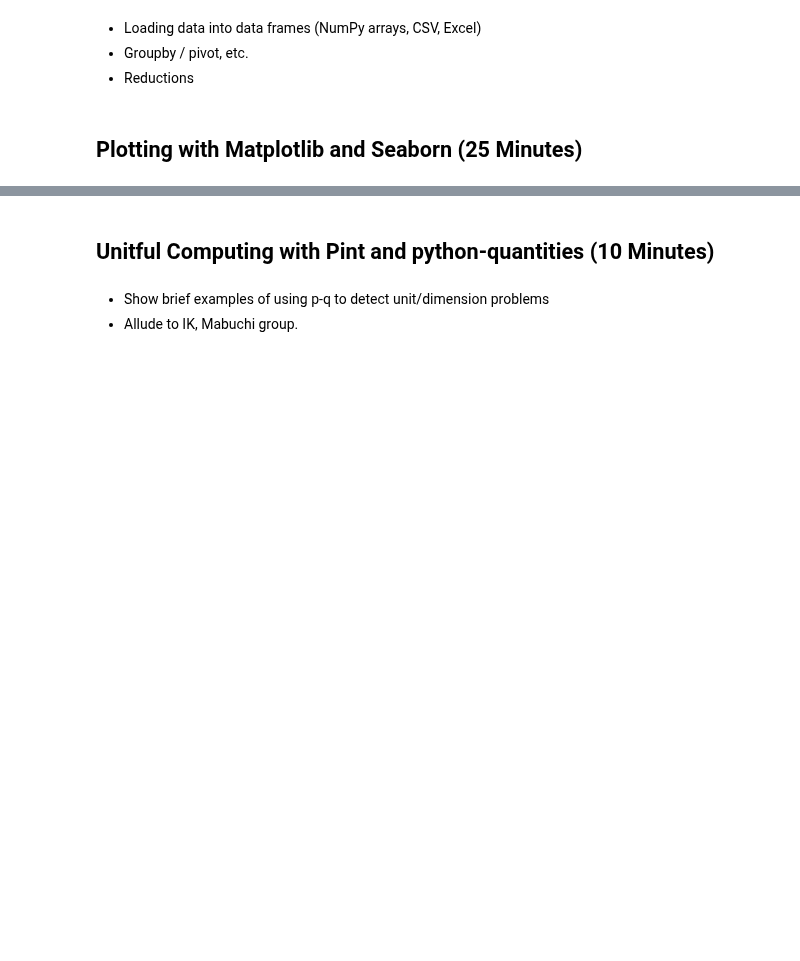
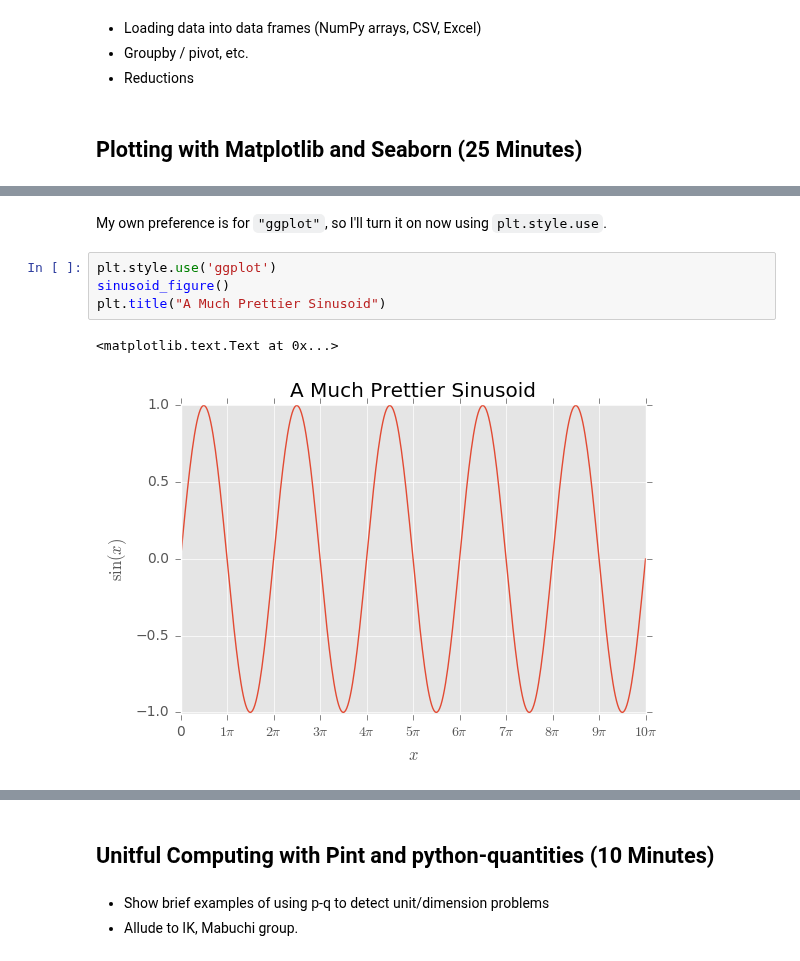
Before and after one commit to QuinnPhys/PythonWorkshop-science, a Jupyter notebook: lecture-3-python-scicomp.ipynb, the cells around one changed output, grey strips where cells are left out. Saved outputs shown, nothing was run; the diff lists cells and outputs as text; blank space fills up the shorter version.

```diff
--- a/lecture-3-python-scicomp.ipynb
+++ b/lecture-3-python-scicomp.ipynb
@@ -330,0 +411,9 @@ eigenvalues, eigenvectors = np.linalg.eig([[0, 1], [1, 0]])
+# %% [markdown]
+My own preference is for ``"ggplot"``, so I'll turn it on now using ``plt.style.use``.
+# %%
+plt.style.use('ggplot')
+sinusoid_figure()
+plt.title("A Much Prettier Sinusoid")
+# %% [output]
+<matplotlib.text.Text at 0x...>
+[figure, added]
```
Also changed, not shown: parts of 21 cells of this notebook.
